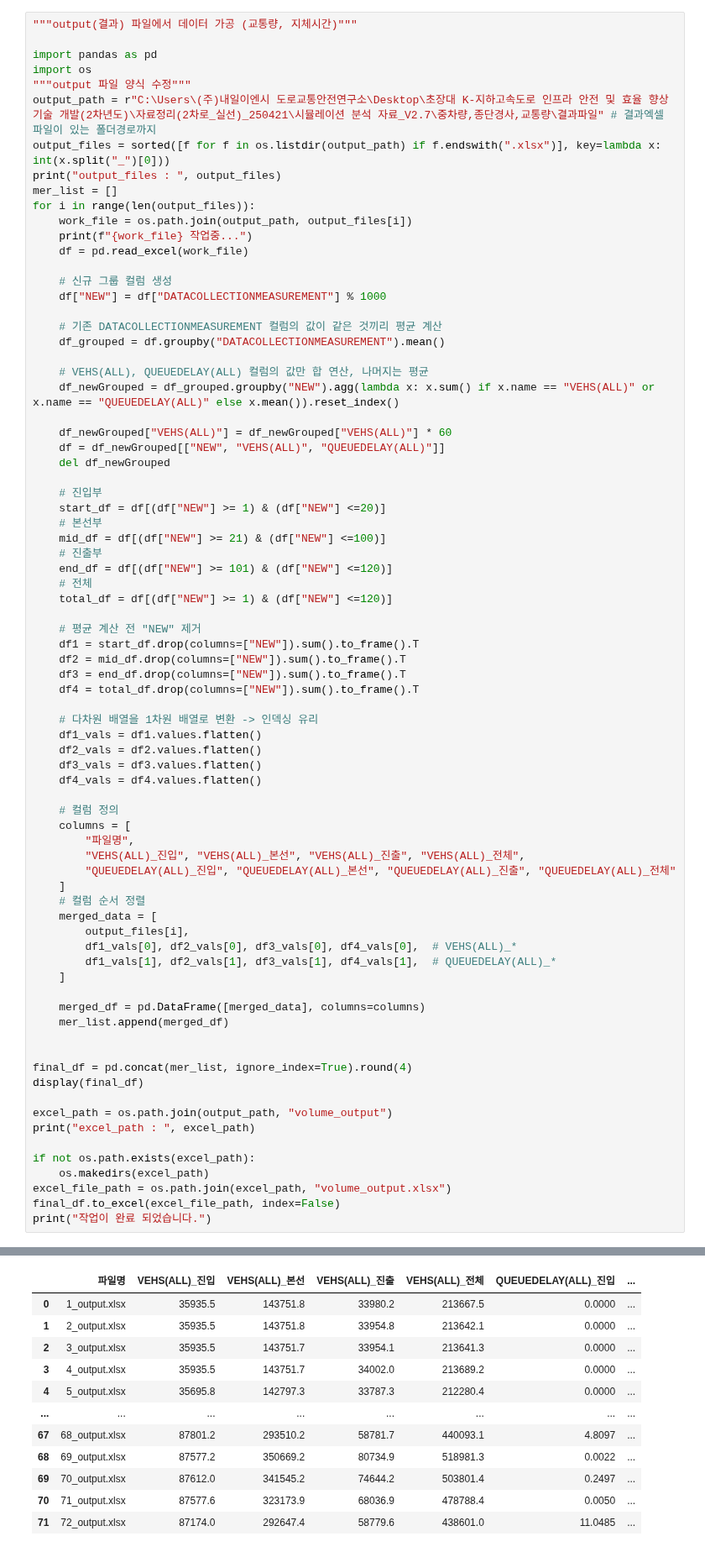
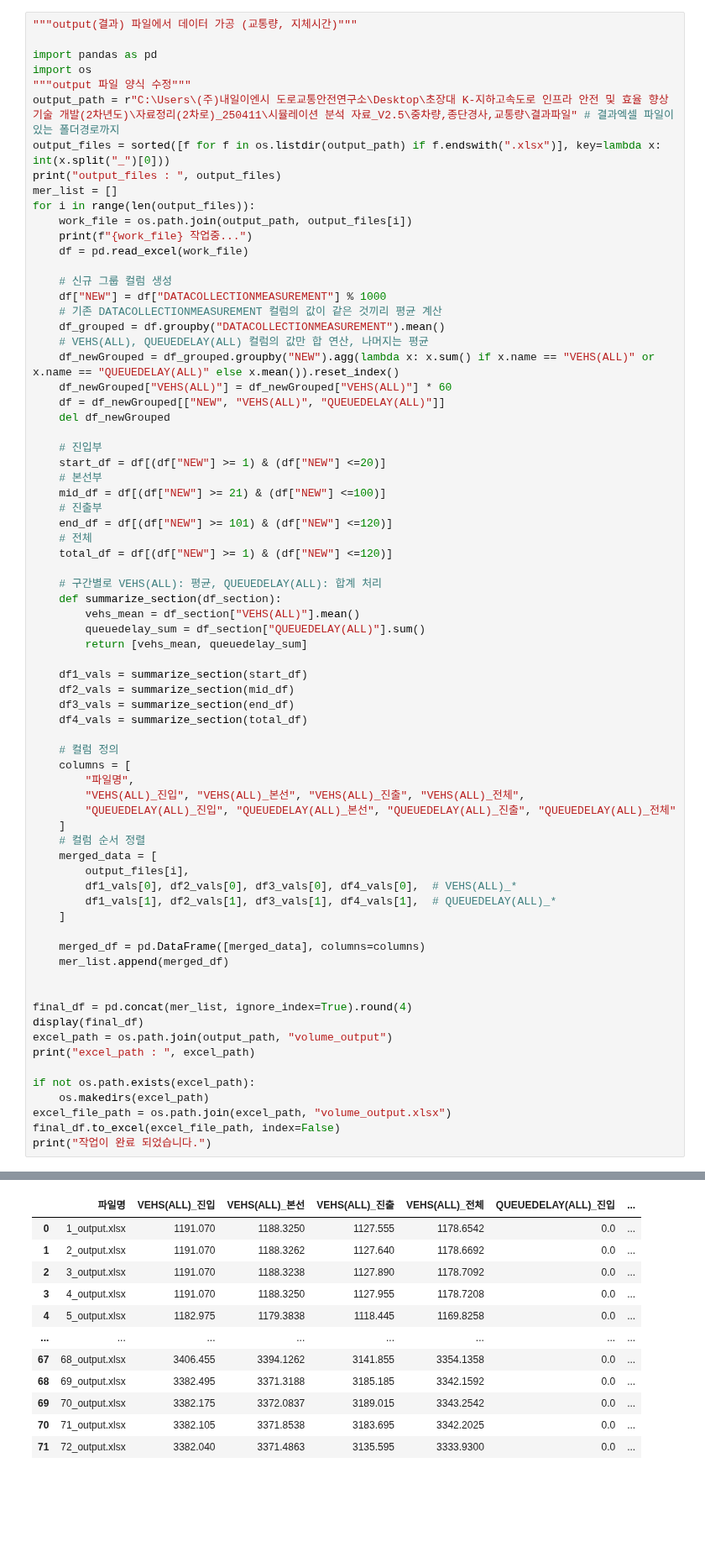
Before and after one commit to hminj98/VISSIM_macro, a Jupyter notebook: network_version2/3.0/volume_output.ipynb, the cells around one changed output, grey strips where cells are left out. Shown at 84% size. Saved outputs shown, nothing was run; the diff lists cells and outputs as text; blank space fills up the shorter version.

```diff
--- a/network_version2/3.0/volume_output.ipynb
+++ b/network_version2/3.0/volume_output.ipynb
@@ -4,7 +4,7 @@
 import pandas as pd
 import os
 """output 파일 양식 수정"""
-output_path = r"C:\Users\(주)내일이엔시 도로교통안전연구소\Desktop\초장대 K-지하고속도로 인프라 안전 및 효율 향상 기술 개발(2차년도)\자료정리(2차로_실선)_250421\시뮬레이션 분석 자료_V2.7\중차량,종단경사,교통량\결과파일" # 결과엑셀 파일이 있는 폴더경로까지
+output_path = r"C:\Users\(주)내일이엔시 도로교통안전연구소\Desktop\초장대 K-지하고속도로 인프라 안전 및 효율 향상 기술 개발(2차년도)\자료정리(2차로)_250411\시뮬레이션 분석 자료_V2.5\중차량,종단경사,교통량\결과파일" # 결과엑셀 파일이 있는 폴더경로까지
 output_files = sorted([f for f in os.listdir(output_path) if f.endswith(".xlsx")], key=lambda x: int(x.split("_")[0]))
 print("output_files : ", output_files)
 mer_list = []
@@ -15,13 +15,10 @@ for i in range(len(output_files)):
 
     # 신규 그룹 컬럼 생성
     df["NEW"] = df["DATACOLLECTIONMEASUREMENT"] % 1000
-
     # 기존 DATACOLLECTIONMEASUREMENT 컬럼의 값이 같은 것끼리 평균 계산
     df_grouped = df.groupby("DATACOLLECTIONMEASUREMENT").mean()
-
     # VEHS(ALL), QUEUEDELAY(ALL) 컬럼의 값만 합 연산, 나머지는 평균
-    df_newGrouped = df_grouped.groupby("NEW").agg(lambda x: x.sum() if x.name == "VEHS(ALL)" or x.name == "QUEUEDELAY(ALL)" else x.mean()).reset_index()
-
+    df_newGrouped = df_grouped.groupby("NEW").agg(lambda x: x.sum() if x.name == "VEHS(ALL)" or  x.name == "QUEUEDELAY(ALL)" else x.mean()).reset_index()
     df_newGrouped["VEHS(ALL)"] = df_newGrouped["VEHS(ALL)"] * 60
     df = df_newGrouped[["NEW", "VEHS(ALL)", "QUEUEDELAY(ALL)"]]
     del df_newGrouped
@@ -35,17 +32,16 @@ for i in range(len(output_files)):
     # 전체
     total_df = df[(df["NEW"] >= 1) & (df["NEW"] <=120)]
 
-    # 평균 계산 전 "NEW" 제거
-    df1 = start_df.drop(columns=["NEW"]).sum().to_frame().T
-    df2 = mid_df.drop(columns=["NEW"]).sum().to_frame().T
-    df3 = end_df.drop(columns=["NEW"]).sum().to_frame().T
-    df4 = total_df.drop(columns=["NEW"]).sum().to_frame().T
+    # 구간별로 VEHS(ALL): 평균, QUEUEDELAY(ALL): 합계 처리
+    def summarize_section(df_section):
+        vehs_mean = df_section["VEHS(ALL)"].mean()
+        queuedelay_sum = df_section["QUEUEDELAY(ALL)"].sum()
+        return [vehs_mean, queuedelay_sum]
 
-    # 다차원 배열을 1차원 배열로 변환 -> 인덱싱 유리
-    df1_vals = df1.values.flatten()
-    df2_vals = df2.values.flatten()
-    df3_vals = df3.values.flatten()
-    df4_vals = df4.values.flatten()
+    df1_vals = summarize_section(start_df)
+    df2_vals = summarize_section(mid_df)
+    df3_vals = summarize_section(end_df)
+    df4_vals = summarize_section(total_df)
 
     # 컬럼 정의
     columns = [
@@ -66,7 +62,6 @@ for i in range(len(output_files)):
 
 final_df = pd.concat(mer_list, ignore_index=True).round(4)
 display(final_df)
-
 excel_path = os.path.join(output_path, "volume_output")
 print("excel_path : ", excel_path)
 
@@ -96,13 +91,13 @@ C:\Users\(주)내일이엔시 도로교통안전연구소\Desktop\초장대 K-
 |  | 파일명 | VEHS(ALL)_진입 | VEHS(ALL)_본선 | VEHS(ALL)_진출 | VEHS(ALL)_전체 | QUEUEDELAY(ALL)_진입 | ... |
-| 0 | 1_output.xlsx | 35935.5 | 143751.8 | 33980.2 | 213667.5 | 0.0000 | ... |
-| 1 | 2_output.xlsx | 35935.5 | 143751.8 | 33954.8 | 213642.1 | 0.0000 | ... |
-| 2 | 3_output.xlsx | 35935.5 | 143751.7 | 33954.1 | 213641.3 | 0.0000 | ... |
-| 3 | 4_output.xlsx | 35935.5 | 143751.7 | 34002.0 | 213689.2 | 0.0000 | ... |
-| 4 | 5_output.xlsx | 35695.8 | 142797.3 | 33787.3 | 212280.4 | 0.0000 | ... |
+| 0 | 1_output.xlsx | 1191.070 | 1188.3250 | 1127.555 | 1178.6542 | 0.0 | ... |
+| 1 | 2_output.xlsx | 1191.070 | 1188.3262 | 1127.640 | 1178.6692 | 0.0 | ... |
+| 2 | 3_output.xlsx | 1191.070 | 1188.3238 | 1127.890 | 1178.7092 | 0.0 | ... |
+| 3 | 4_output.xlsx | 1191.070 | 1188.3250 | 1127.955 | 1178.7208 | 0.0 | ... |
+| 4 | 5_output.xlsx | 1182.975 | 1179.3838 | 1118.445 | 1169.8258 | 0.0 | ... |
 | ... | ... | ... | ... | ... | ... | ... | ... |
-| 67 | 68_output.xlsx | 87801.2 | 293510.2 | 58781.7 | 440093.1 | 4.8097 | ... |
-| 68 | 69_output.xlsx | 87577.2 | 350669.2 | 80734.9 | 518981.3 | 0.0022 | ... |
-| 69 | 70_output.xlsx | 87612.0 | 341545.2 | 74644.2 | 503801.4 | 0.2497 | ... |
-| 70 | 71_output.xlsx | 87577.6 | 323173.9 | 68036.9 | 478788.4 | 0.0050 | ... |
-| 71 | 72_output.xlsx | 87174.0 | 292647.4 | 58779.6 | 438601.0 | 11.0485 | ... |
+| 67 | 68_output.xlsx | 3406.455 | 3394.1262 | 3141.855 | 3354.1358 | 0.0 | ... |
+| 68 | 69_output.xlsx | 3382.495 | 3371.3188 | 3185.185 | 3342.1592 | 0.0 | ... |
+| 69 | 70_output.xlsx | 3382.175 | 3372.0837 | 3189.015 | 3343.2542 | 0.0 | ... |
+| 70 | 71_output.xlsx | 3382.105 | 3371.8538 | 3183.695 | 3342.2025 | 0.0 | ... |
+| 71 | 72_output.xlsx | 3382.040 | 3371.4863 | 3135.595 | 3333.9300 | 0.0 | ... |
 72 rows × 9 columns
```
Also changed, not shown: parts of 1 cell of this notebook, 3 other files.
